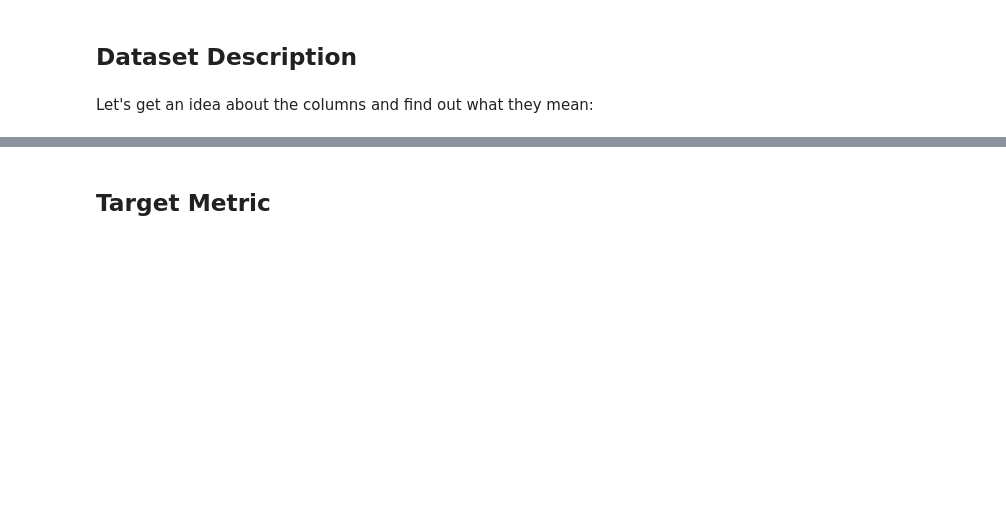
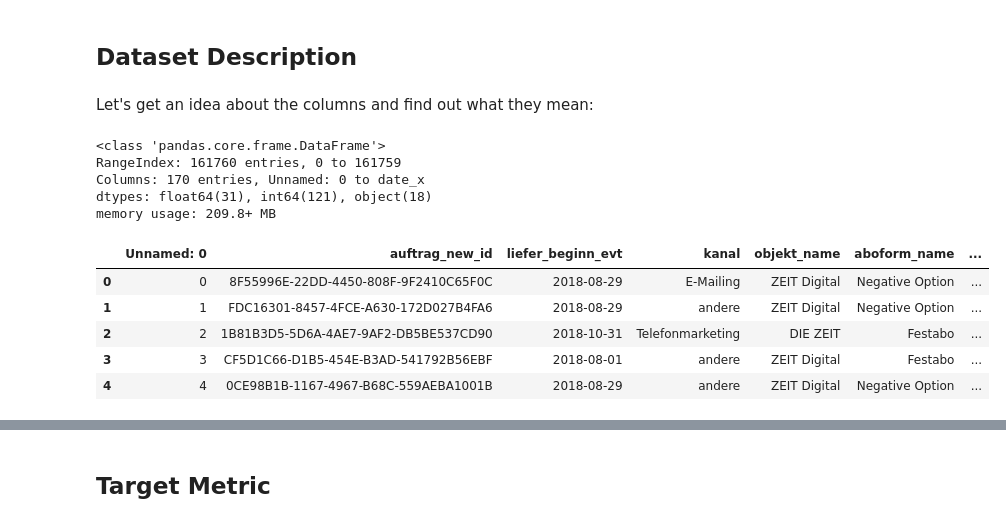
Before and after one commit to jb-ds2020/nf-ds3-capstone-churn-prevention, a Jupyter notebook: Capstone_Zeit.ipynb, the cells around one changed output, grey strips where cells are left out. Cells and saved outputs as stored; diff of their text form; code cells hidden in the pictures; blank space fills up the shorter version.

```diff
--- a/Capstone_Zeit.ipynb
+++ b/Capstone_Zeit.ipynb
@@ -77,3 +82,21 @@ from sklearn.preprocessing import StandardScaler
 ## Dataset Description
 # %% [markdown]
 Let's get an idea about the columns and find out what they mean:
+# %%
+df = pd.read_csv('data/f_chtr_churn_traintable_nf.csv')
+df.info()
+# %% [output]
+<class 'pandas.core.frame.DataFrame'>
+RangeIndex: 161760 entries, 0 to 161759
+Columns: 170 entries, Unnamed: 0 to date_x
+dtypes: float64(31), int64(121), object(18)
+memory usage: 209.8+ MB
+# %%
+df.head()
+# %% [output]
+|  | Unnamed: 0 | auftrag_new_id | liefer_beginn_evt | kanal | objekt_name | aboform_name | ... |
+| 0 | 0 | 8F55996E-22DD-4450-808F-9F2410C65F0C | 2018-08-29 | E-Mailing | ZEIT Digital | Negative Option | ... |
+| 1 | 1 | FDC16301-8457-4FCE-A630-172D027B4FA6 | 2018-08-29 | andere | ZEIT Digital | Negative Option | ... |
+| 2 | 2 | 1B81B3D5-5D6A-4AE7-9AF2-DB5BE537CD90 | 2018-10-31 | Telefonmarketing | DIE ZEIT | Festabo | ... |
+| 3 | 3 | CF5D1C66-D1B5-454E-B3AD-541792B56EBF | 2018-08-01 | andere | ZEIT Digital | Festabo | ... |
+| 4 | 4 | 0CE98B1B-1167-4967-B68C-559AEBA1001B | 2018-08-29 | andere | ZEIT Digital | Negative Option | ... |
```
Also changed, not shown: parts of 8 cells of this notebook, 1 other file.
